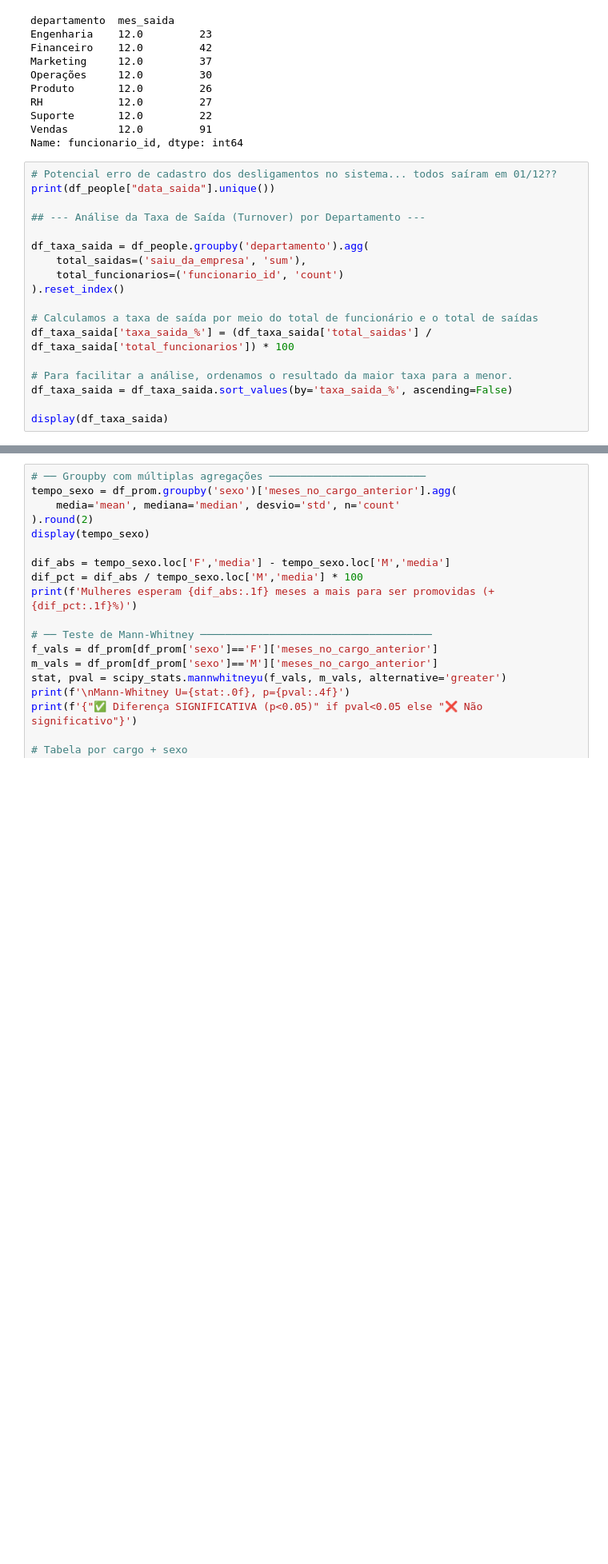
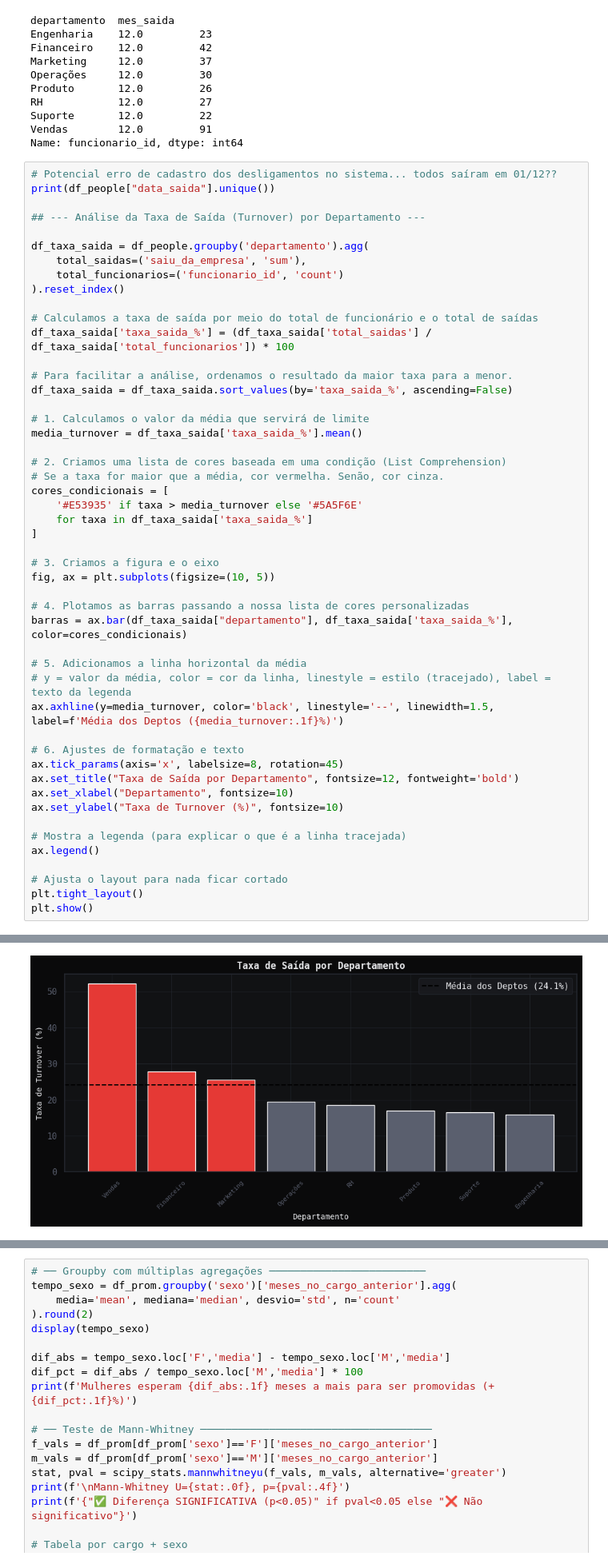
Before and after one commit to marciacastro03/projeto_07-Dossi-Exodus-Crise-de-Talentos_-CDT13, a Jupyter notebook: notebook/legado_apagar_antes_de_enviar/notebook_projeto.ipynb, the cells around one changed output, grey strips where cells are left out. Shown at 80% size. Saved outputs shown, nothing was run; the diff lists cells and outputs as text; blank space fills up the shorter version.

```diff
--- a/notebook/legado_apagar_antes_de_enviar/notebook_projeto.ipynb
+++ b/notebook/legado_apagar_antes_de_enviar/notebook_projeto.ipynb
@@ -409,5 +421,36 @@ df_taxa_saida['taxa_saida_%'] = (df_taxa_saida['total_saidas'] / df_taxa_saida['
 # Para facilitar a análise, ordenamos o resultado da maior taxa para a menor.
 df_taxa_saida = df_taxa_saida.sort_values(by='taxa_saida_%', ascending=False)
 
-display(df_taxa_saida)
+# 1. Calculamos o valor da média que servirá de limite
+media_turnover = df_taxa_saida['taxa_saida_%'].mean()
+
+# 2. Criamos uma lista de cores baseada em uma condição (List Comprehension)
+# Se a taxa for maior que a média, cor vermelha. Senão, cor cinza.
+cores_condicionais = [
+    '#E53935' if taxa > media_turnover else '#5A5F6E'
+    for taxa in df_taxa_saida['taxa_saida_%']
+]
+
+# 3. Criamos a figura e o eixo
+fig, ax = plt.subplots(figsize=(10, 5))
+
+# 4. Plotamos as barras passando a nossa lista de cores personalizadas
+barras = ax.bar(df_taxa_saida["departamento"], df_taxa_saida['taxa_saida_%'], color=cores_condicionais)
+
+# 5. Adicionamos a linha horizontal da média
+# y = valor da média, color = cor da linha, linestyle = estilo (tracejado), label = texto da legenda
+ax.axhline(y=media_turnover, color='black', linestyle='--', linewidth=1.5, label=f'Média dos Deptos ({media_turnover:.1f}%)')
+
+# 6. Ajustes de formatação e texto
+ax.tick_params(axis='x', labelsize=8, rotation=45)
+ax.set_title("Taxa de Saída por Departamento", fontsize=12, fontweight='bold')
+ax.set_xlabel("Departamento", fontsize=10)
+ax.set_ylabel("Taxa de Turnover (%)", fontsize=10)
+
+# Mostra a legenda (para explicar o que é a linha tracejada)
+ax.legend()
+
+# Ajusta o layout para nada ficar cortado
+plt.tight_layout()
+plt.show()
 # %% [output]
@@ -415,3 +460,4 @@ NameError: name 'df_people' is not defined
+[figure, added]
 # %%
 # --- 1. Calcular as métricas base por departamento ---
 df_turnover = df_people.groupby('departamento').agg(
```
Also changed, not shown: parts of 42 cells of this notebook, 1 other file.
